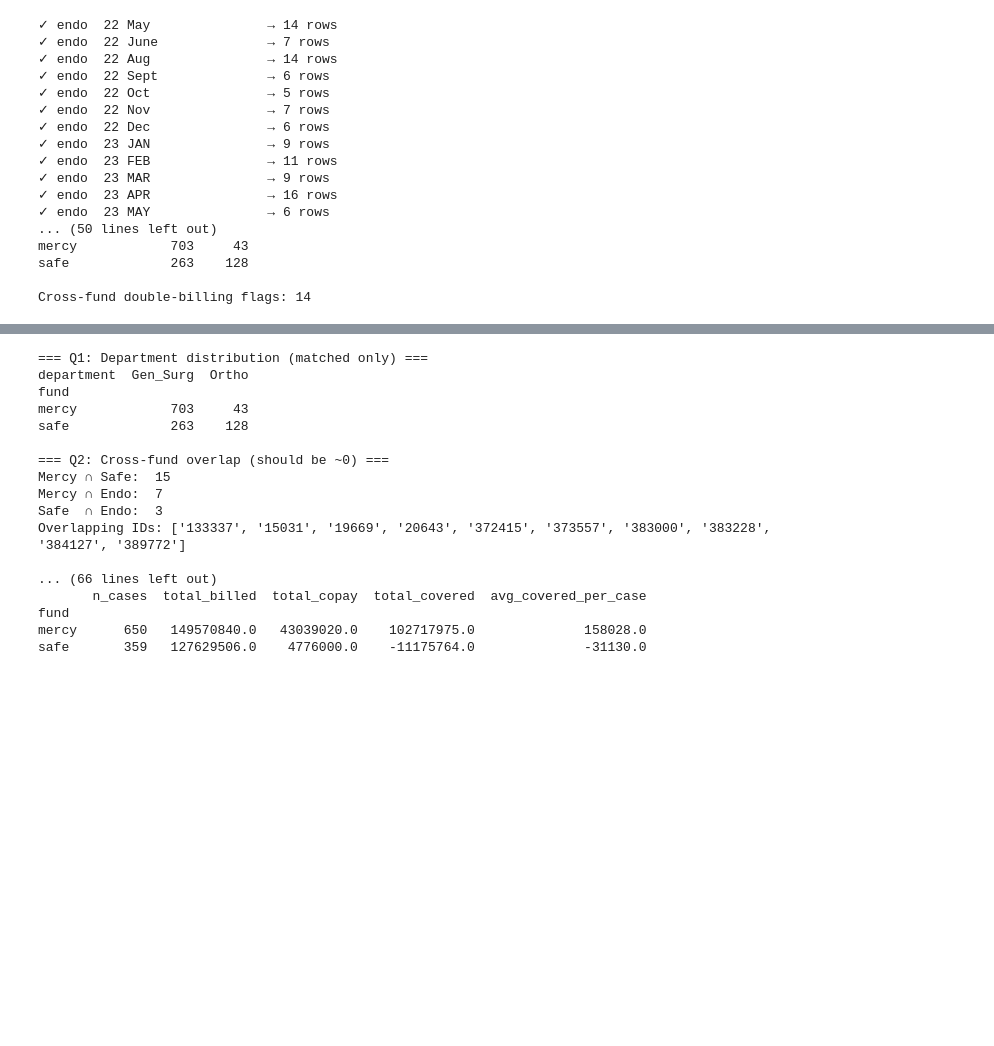
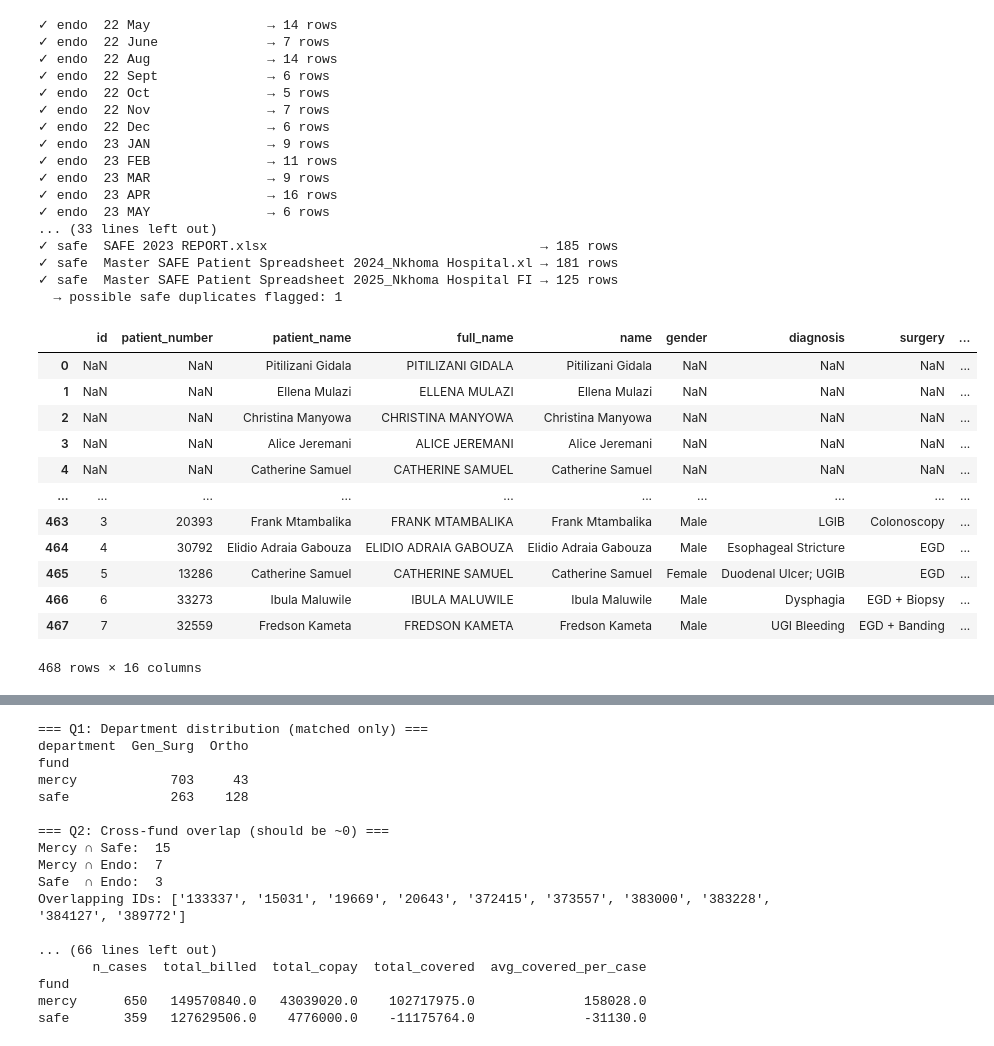
Before and after one commit to mat2m10/nkhoma, a Jupyter notebook: notebooks/03_Poor_Patient_funds.ipynb, the cells around one changed output, grey strips where cells are left out. Cells and saved outputs as stored; diff of their text form; code cells hidden in the pictures; blank space fills up the shorter version.

```diff
--- a/notebooks/03_Poor_Patient_funds.ipynb
+++ b/notebooks/03_Poor_Patient_funds.ipynb
@@ -19,8 +19,6 @@ base_path = "../Nkhoma_data/poor_patients_funds_data"
 endo  = load_all_endo(f"{base_path}/Endoscopy Ledger")
 mercy = load_all_mercy(f"{base_path}/Mercy Fund")
 safe  = load_all_safe(f"{base_path}/SAFE")
-
-final = build_final(TB, mercy, safe, verbose=True)
 # %% [output]
 ✓ endo  22 May               → 14 rows
 ✓ endo  22 June              → 7 rows
@@ -34,8 +32,24 @@ final = build_final(TB, mercy, safe, verbose=True)
 ✓ endo  23 MAR               → 9 rows
 ✓ endo  23 APR               → 16 rows
 ✓ endo  23 MAY               → 6 rows
-... (50 lines left out)
-mercy            703     43
-safe             263    128
-
-Cross-fund double-billing flags: 14
+... (33 lines left out)
+✓ safe  SAFE 2023 REPORT.xlsx                                   → 185 rows
+✓ safe  Master SAFE Patient Spreadsheet 2024_Nkhoma Hospital.xl → 181 rows
+✓ safe  Master SAFE Patient Spreadsheet 2025_Nkhoma Hospital FI → 125 rows
+  → possible safe duplicates flagged: 1
+# %%
+endo
+# %% [output]
+|  | id | patient_number | patient_name | full_name | name | gender | diagnosis | surgery | ... |
+| 0 | NaN | NaN | Pitilizani Gidala | PITILIZANI GIDALA | Pitilizani Gidala | NaN | NaN | NaN | ... |
+| 1 | NaN | NaN | Ellena Mulazi | ELLENA MULAZI | Ellena Mulazi | NaN | NaN | NaN | ... |
+| 2 | NaN | NaN | Christina Manyowa | CHRISTINA MANYOWA | Christina Manyowa | NaN | NaN | NaN | ... |
+| 3 | NaN | NaN | Alice Jeremani | ALICE JEREMANI | Alice Jeremani | NaN | NaN | NaN | ... |
+| 4 | NaN | NaN | Catherine Samuel | CATHERINE SAMUEL | Catherine Samuel | NaN | NaN | NaN | ... |
+| ... | ... | ... | ... | ... | ... | ... | ... | ... | ... |
+| 463 | 3 | 20393 | Frank Mtambalika | FRANK MTAMBALIKA | Frank Mtambalika | Male | LGIB | Colonoscopy | ... |
+| 464 | 4 | 30792 | Elidio Adraia Gabouza | ELIDIO ADRAIA GABOUZA | Elidio Adraia Gabouza | Male | Esophageal Stricture | EGD | ... |
+| 465 | 5 | 13286 | Catherine Samuel | CATHERINE SAMUEL | Catherine Samuel | Female | Duodenal Ulcer; UGIB | EGD | ... |
+| 466 | 6 | 33273 | Ibula Maluwile | IBULA MALUWILE | Ibula Maluwile | Male | Dysphagia | EGD + Biopsy | ... |
+| 467 | 7 | 32559 | Fredson Kameta | FREDSON KAMETA | Fredson Kameta | Male | UGI Bleeding | EGD + Banding | ... |
+468 rows × 16 columns
```
Also changed, not shown: parts of 8 cells of this notebook, 1 other file.
